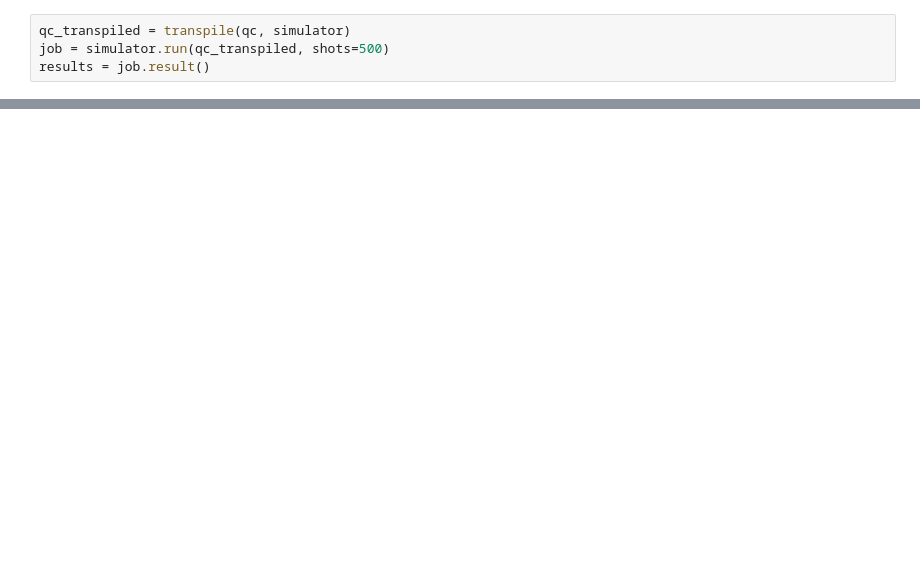
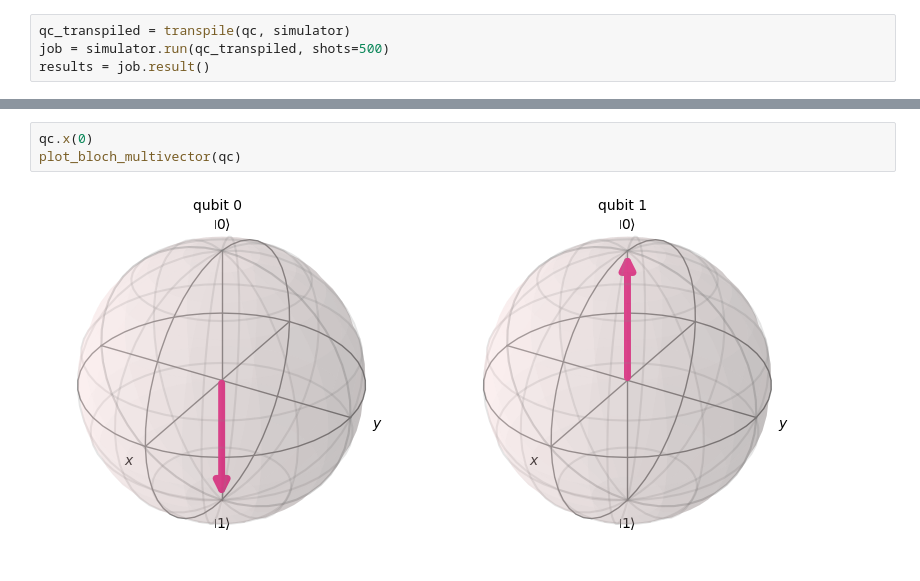
Before and after one commit to usmanUA/Ftl_quantum, a Jupyter notebook: superposition.ipynb, the cells around one changed output, grey strips where cells are left out. Saved outputs shown, nothing was run; the diff lists cells and outputs as text; blank space fills up the shorter version.

```diff
--- a/superposition.ipynb
+++ b/superposition.ipynb
@@ -33,0 +33,5 @@ circuit.draw('mpl')
+# %%
+qc.x(0)
+plot_bloch_multivector(qc)
+# %% [output]
+[figure, added]
```
Also changed, not shown: parts of 7 cells of this notebook.
